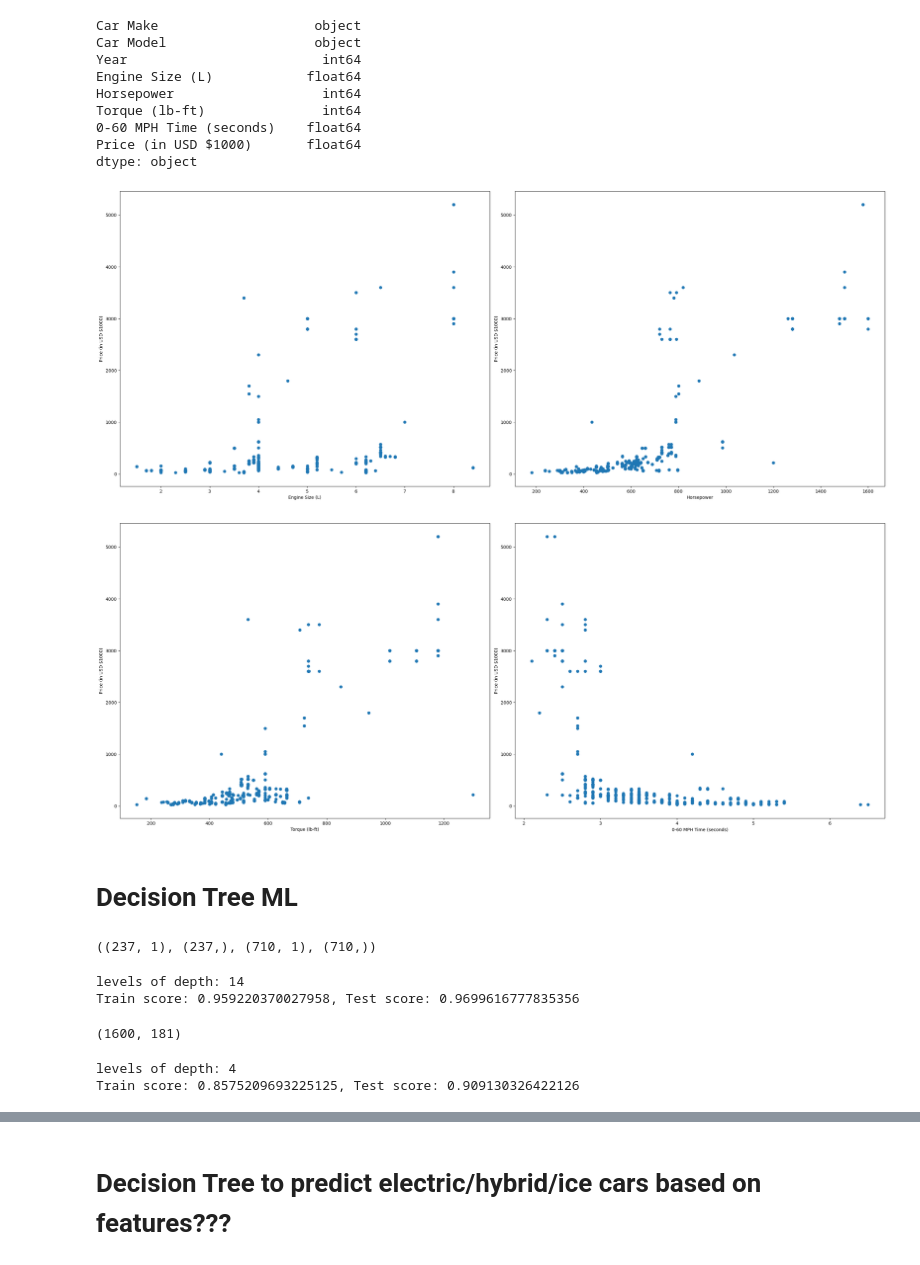
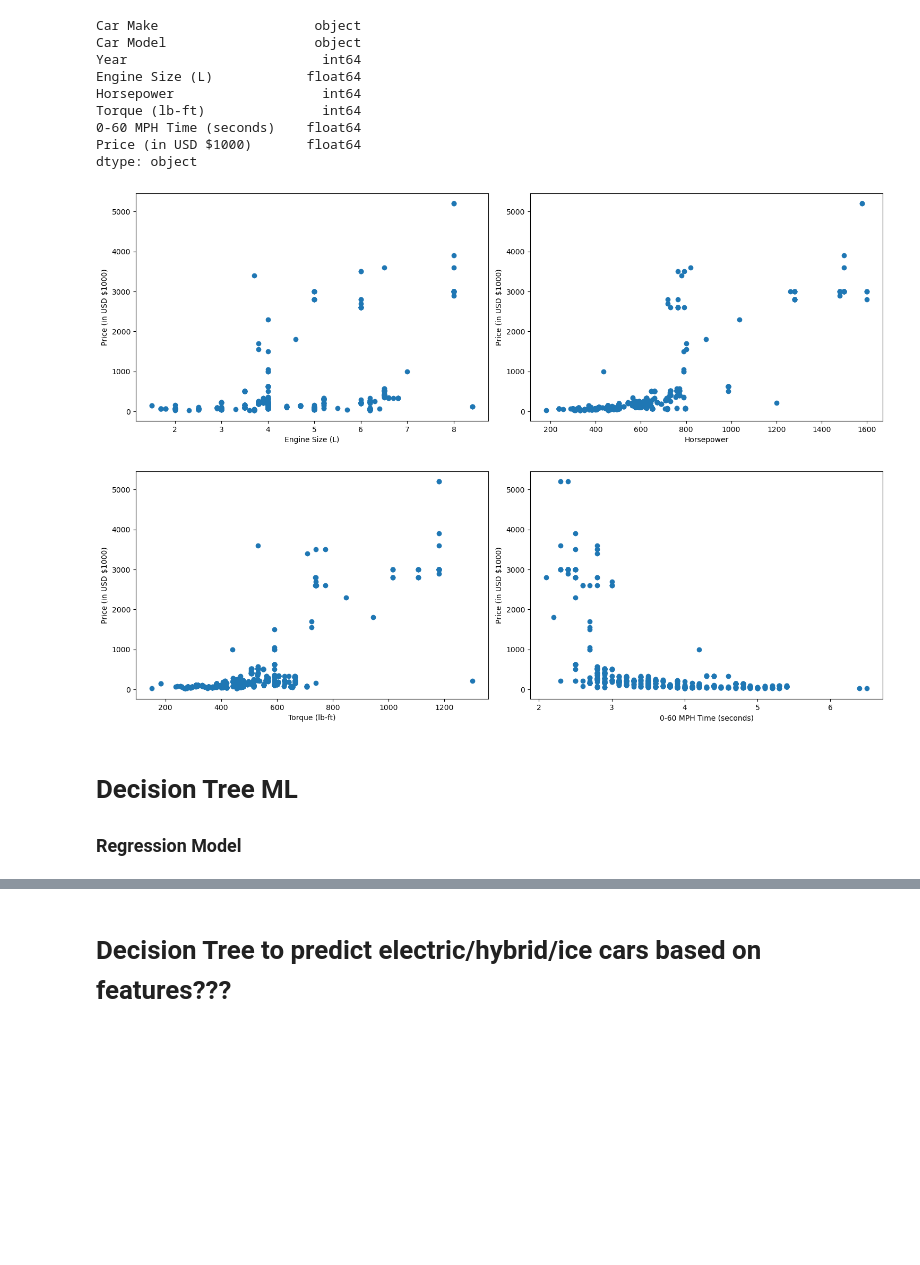
Before and after one commit to edwardoh7/wk09_fourthplace, a Jupyter notebook: Edward_notebook.ipynb, the cells around one changed output, grey strips where cells are left out. Drawn from its saved outputs; the diff is of its cells as text; code cells hidden in the pictures; blank space fills up the shorter version.

```diff
--- a/Edward_notebook.ipynb
+++ b/Edward_notebook.ipynb
@@ -103,21 +106,21 @@ Price (in USD $1000)       float64
 dtype: object
 # %%
 y = df['Price (in USD $1000)']
-fig, ax = plt.subplots(1,2, figsize = (25,10))
+fig, ax = plt.subplots(1,2, figsize = (15,5))
 ax[0].scatter(df['Engine Size (L)'], y)
 ax[0].set_xlabel('Engine Size (L)')
 ax[0].set_ylabel('Price (in USD $1000)')
 ax[1].scatter(df['Horsepower'], y)
 ax[1].set_xlabel('Horsepower')
 ax[1].set_ylabel('Price (in USD $1000)')
 
 fig.tight_layout(pad=1)
 plt.show()
 # %% [output]
-[figure, old version]
+[figure, new version]
 # %%
 y = df['Price (in USD $1000)']
-fig, ax = plt.subplots(1,2, figsize = (25,10))
+fig, ax = plt.subplots(1,2, figsize = (15,5))
 ax[0].scatter(df['Torque (lb-ft)'], y)
 ax[0].set_xlabel('Torque (lb-ft)')
 ax[0].set_ylabel('Price (in USD $1000)')
@@ -127,6 +130,7 @@ ax[1].set_ylabel('Price (in USD $1000)')
 fig.tight_layout(pad=1)
 plt.show()
 # %% [output]
-[figure, old version]
+[figure, new version]
 # %% [markdown]
 # Decision Tree ML
+### Regression Model
@@ -137,25 +136,0 @@ X_train, X_test, y_train, y_test = train_test_split(X_hp,y, random_state=42)
-# %%
-X_test.shape, y_test.shape, X_train.shape, y_train.shape
-# %% [output]
-((237, 1), (237,), (710, 1), (710,))
-# %%
-regr = DecisionTreeRegressor(random_state=0)
-regr.fit(X_train, y_train) #fit the train model
-print(f'levels of depth: {regr.get_depth()}')
-print(f'Train score: {regr.score(X_train, y_train)}, Test score: {regr.score(X_test, y_test)}')
-y_predict = regr.predict(X_test)
-# %% [output]
-levels of depth: 14
-Train score: 0.959220370027958, Test score: 0.9699616777835356
-# %%
-max(X_train['Horsepower']), min(X_train['Horsepower'])
-# %% [output]
-(1600, 181)
-# %%
-reg_depth_4 = DecisionTreeRegressor(random_state=0, max_depth=4)
-reg_depth_4.fit(X_train, y_train)
-print(f'levels of depth: {reg_depth_4.get_depth()}')
-print(f'Train score: {reg_depth_4.score(X_train, y_train)}, Test score: {reg_depth_4.score(X_test, y_test)}')
-# %% [output]
-levels of depth: 4
-Train score: 0.8575209693225125, Test score: 0.909130326422126
```
Also changed, not shown: parts of 19 cells of this notebook, 2 other files.
